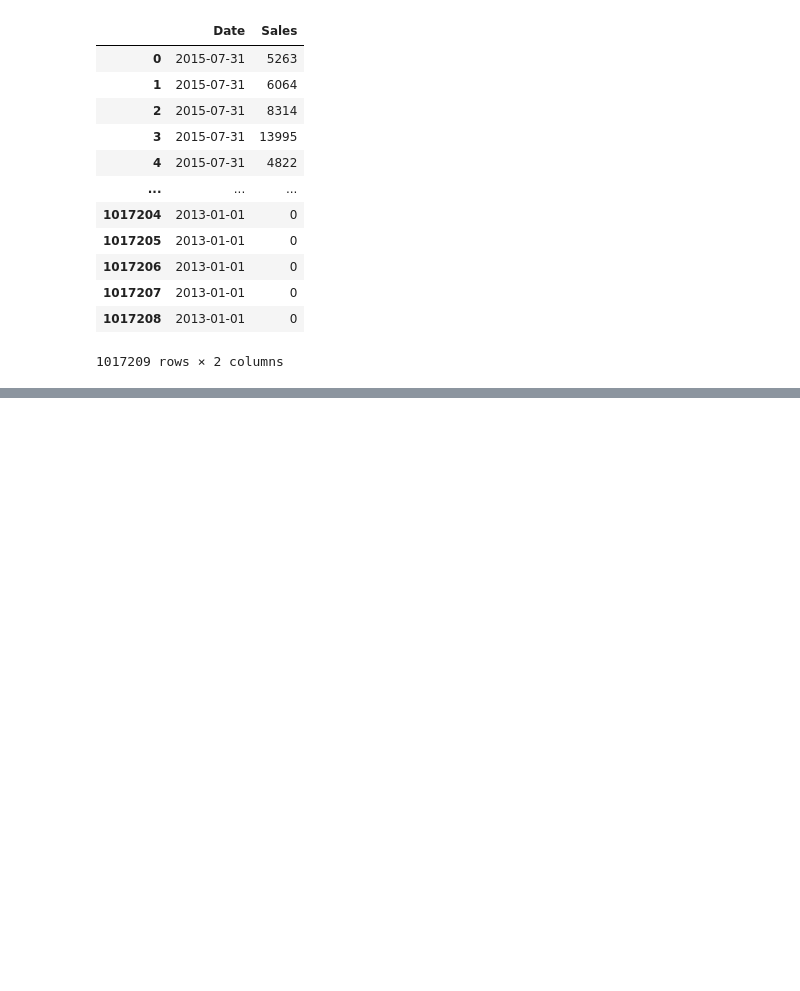
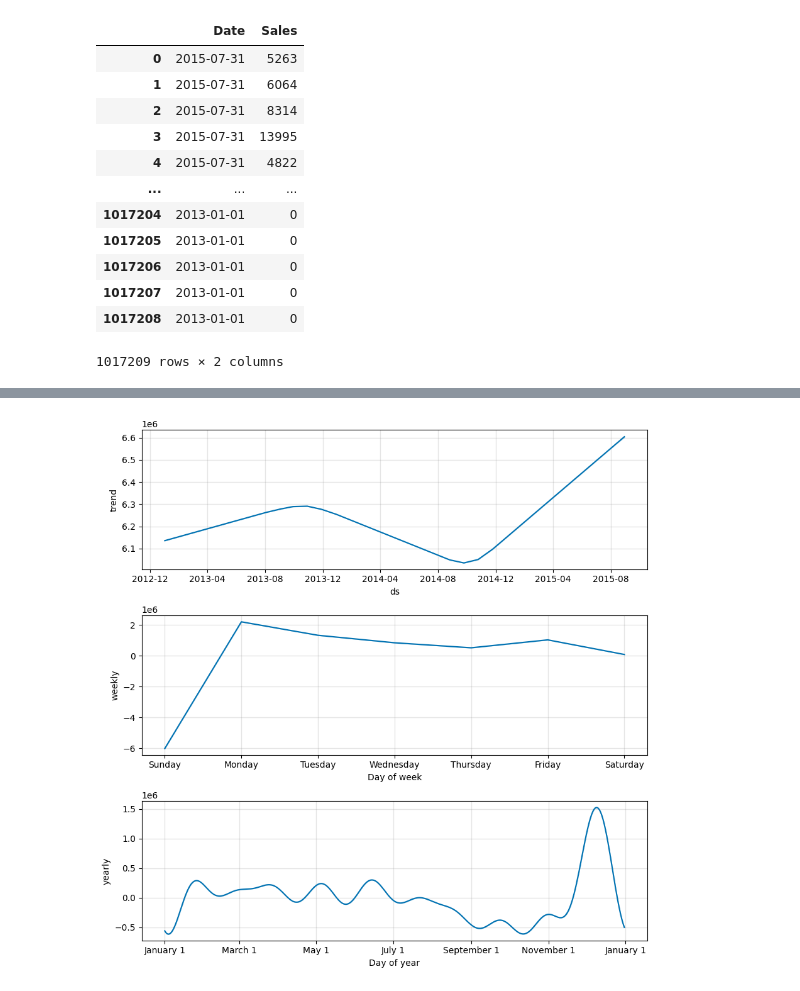
Before and after one commit to Hemamagam/Project-6--Pharmaceutical-Sale-Prediction-, a Jupyter notebook: Task 2.5-Prophet.ipynb, the cells around one changed output, grey strips where cells are left out. Cells and saved outputs as stored; diff of their text form; code cells hidden in the pictures; blank space fills up the shorter version.

```diff
--- a/Task 2.5-Prophet.ipynb
+++ b/Task 2.5-Prophet.ipynb
@@ -111,0 +134,4 @@ plt.show()
+# %%
+fig = model.plot_components(forecast)
+# %% [output]
+[figure, added]
```
Also changed, not shown: parts of 20 cells of this notebook.
